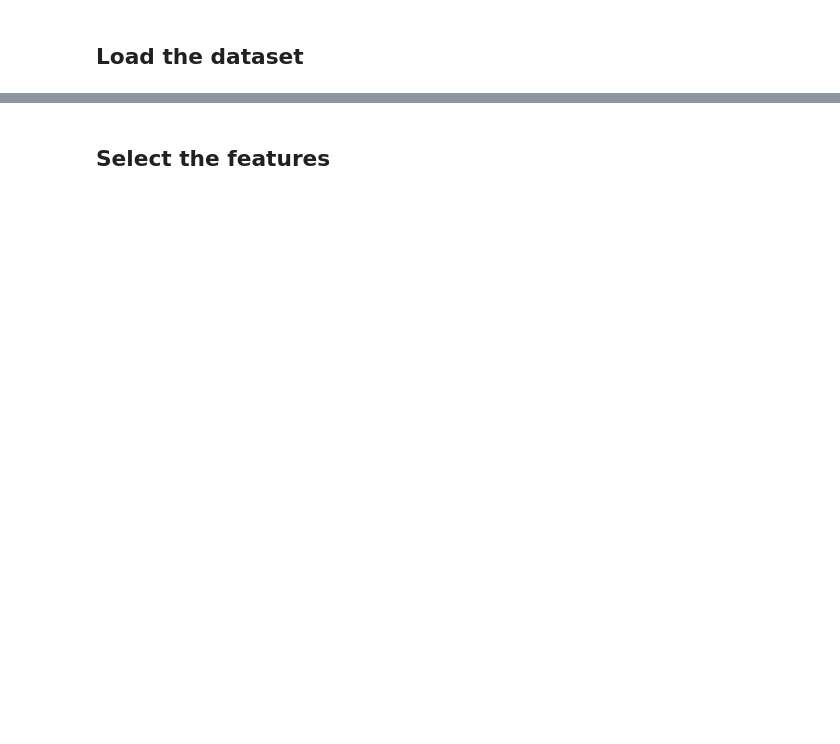
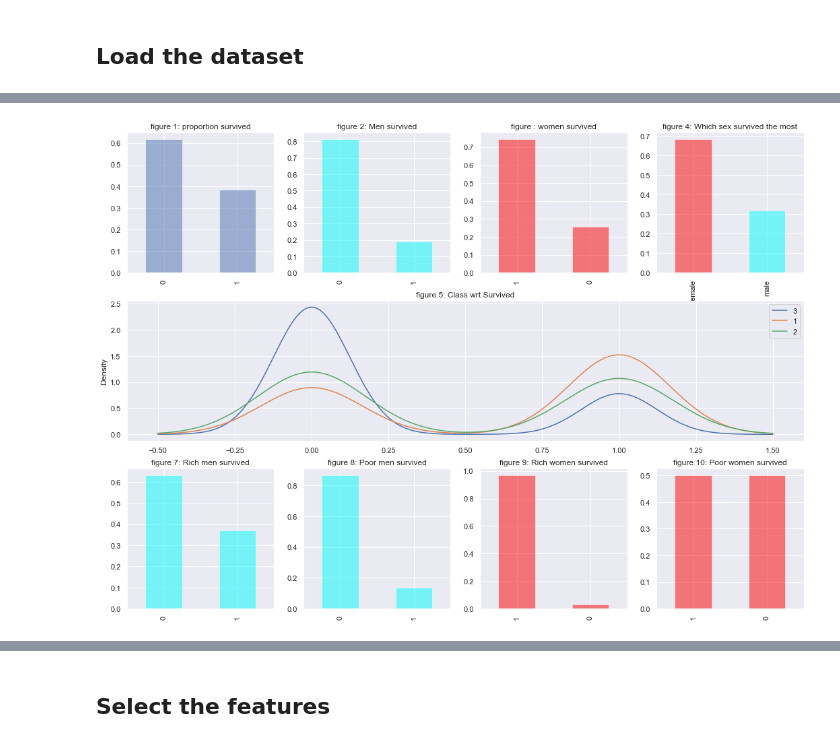
Before and after one commit to TrefleEncornet2/PortFolio, a Jupyter notebook: Titanic_comparaison_logistic_KNN_SVM.ipynb, the cells around one changed output, grey strips where cells are left out. Drawn from its saved outputs; the diff is of its cells as text; code cells hidden in the pictures; blank space fills up the shorter version.

```diff
--- a/Titanic_comparaison_logistic_KNN_SVM.ipynb
+++ b/Titanic_comparaison_logistic_KNN_SVM.ipynb
@@ -31,0 +84,51 @@ raw_data.describe(include='all')
+# %%
+fig = plt.figure(figsize=(18,13))
+female_color = "#FA0000"
+male_color = "#00FAFA"
+sex_color = "#FA7D00"
+
+plt.subplot2grid((3,4),(0,0))
+raw_data['survived'].value_counts(normalize=True).plot(kind='bar', alpha = 0.5)
+plt.title('figure 1: proportion survived')
+
+plt.subplot2grid((3,4),(0,1))
+raw_data['survived'].loc[raw_data['sex'] == 'male'].value_counts(normalize = True).plot(kind = 'bar' ,alpha = 0.5, color = male_color)
+plt.title('figure 2: Men survived')
+
+plt.subplot2grid((3,4),(0,2))
+raw_data['survived'].loc[raw_data['sex'] == 'female'].value_counts(normalize = True).plot(kind = 'bar', alpha = 0.5, color = female_color)
+plt.title('figure : women survived')
+
+plt.subplot2grid((3,4),(0,3))
+raw_data['sex'].loc[raw_data['survived'] == 1].value_counts(normalize = True).plot(kind = 'bar', alpha = 0.5, color = [female_color, male_color])
+plt.title('figure 4: Which sex survived the most')
+
+plt.subplot2grid((3,4),(1,0), colspan = 4)
+for x in raw_data['pclass'].unique():
+    raw_data['survived'].loc[raw_data['pclass'] == x].plot(kind='kde') # Kernel Density Estimation
+plt.title("figure 5: Class wrt Survived")
+plt.legend(raw_data['pclass'].unique())
+
+plt.subplot2grid((3,4),(2,0))
+raw_data['survived'].loc[raw_data['sex'] == 'male'].value_counts(normalize = True).plot(kind = 'bar' ,alpha = 0.5, color = male_color)
+plt.title('figure 6: Men survived')
+
+plt.subplot2grid((3,4),(2,0))
+raw_data['survived'].loc[(raw_data['sex'] == 'male') & (raw_data['pclass'] == 1)].value_counts(normalize = True).plot(kind = 'bar' ,alpha = 0.5, color = male_color)
+plt.title('figure 7: Rich men survived')
+
+plt.subplot2grid((3,4),(2,1))
+raw_data['survived'].loc[(raw_data['sex'] == 'male') & (raw_data['pclass'] == 3)].value_counts(normalize = True).plot(kind = 'bar' ,alpha = 0.5, color = male_color)
+plt.title('figure 8: Poor men survived')
+
+plt.subplot2grid((3,4),(2,2))
+raw_data['survived'].loc[(raw_data['sex'] == 'female') & (raw_data['pclass'] == 1)].value_counts(normalize = True).plot(kind = 'bar' ,alpha = 0.5, color = female_color)
+plt.title('figure 9: Rich women survived')
+
+plt.subplot2grid((3,4),(2,3))
+raw_data['survived'].loc[(raw_data['sex'] == 'female') & (raw_data['pclass'] == 3)].value_counts(normalize = True).plot(kind = 'bar' ,alpha = 0.5, color = female_color)
+plt.title('figure 10: Poor women survived')
+
+plt.show()
+# %% [output]
+[figure, added]
```
Also changed, not shown: parts of 31 cells of this notebook.
